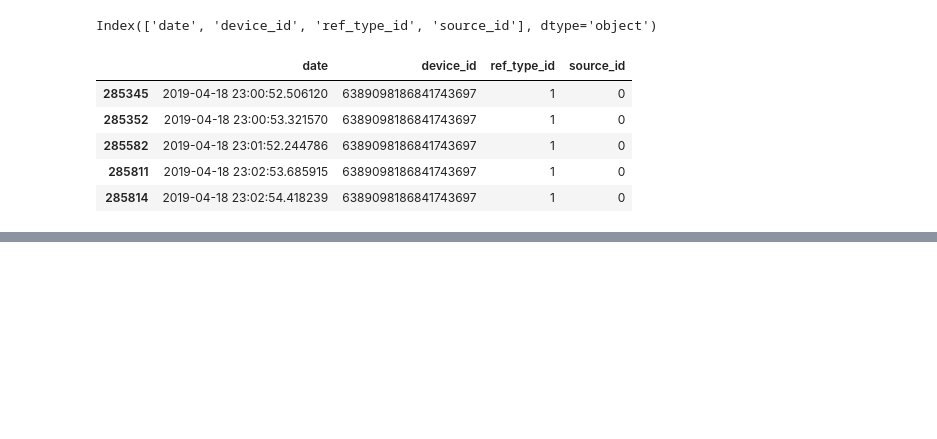
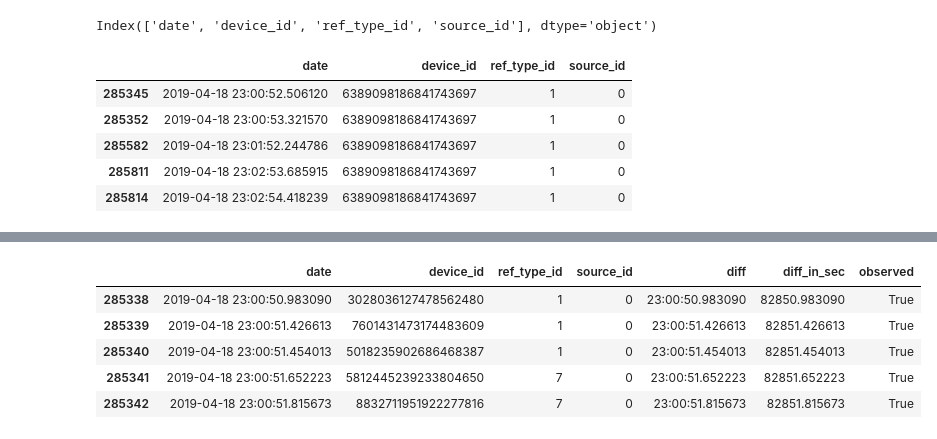
Before and after one commit to rozanecm/7506_tp2_1c2019, a Jupyter notebook: notebooks/My nb by mr.ipynb, the cells around one changed output, grey strips where cells are left out. Drawn from its saved outputs; the diff is of its cells as text; code cells hidden in the pictures; blank space fills up the shorter version.

```diff
--- a/notebooks/My nb by mr.ipynb
+++ b/notebooks/My nb by mr.ipynb
@@ -459,0 +460,2 @@ AttributeError: 'Series' object has no attribute 'seconds'
+# %%
+reduced['diff'].fillna(value=reduced['date']-reduced['date'].dt.floor('d'), inplace=True)
@@ -459,0 +466,9 @@ AttributeError: 'Series' object has no attribute 'seconds'
+# %%
+reduced.head()
+# %% [output]
+|  | date | device_id | ref_type_id | source_id | diff | diff_in_sec | observed |
+| 285338 | 2019-04-18 23:00:50.983090 | 3028036127478562480 | 1 | 0 | 23:00:50.983090 | 82850.983090 | True |
+| 285339 | 2019-04-18 23:00:51.426613 | 7601431473174483609 | 1 | 0 | 23:00:51.426613 | 82851.426613 | True |
+| 285340 | 2019-04-18 23:00:51.454013 | 5018235902686468387 | 1 | 0 | 23:00:51.454013 | 82851.454013 | True |
+| 285341 | 2019-04-18 23:00:51.652223 | 5812445239233804650 | 7 | 0 | 23:00:51.652223 | 82851.652223 | True |
+| 285342 | 2019-04-18 23:00:51.815673 | 8832711951922277816 | 7 | 0 | 23:00:51.815673 | 82851.815673 | True |
```
Also changed, not shown: parts of 14 cells of this notebook.
